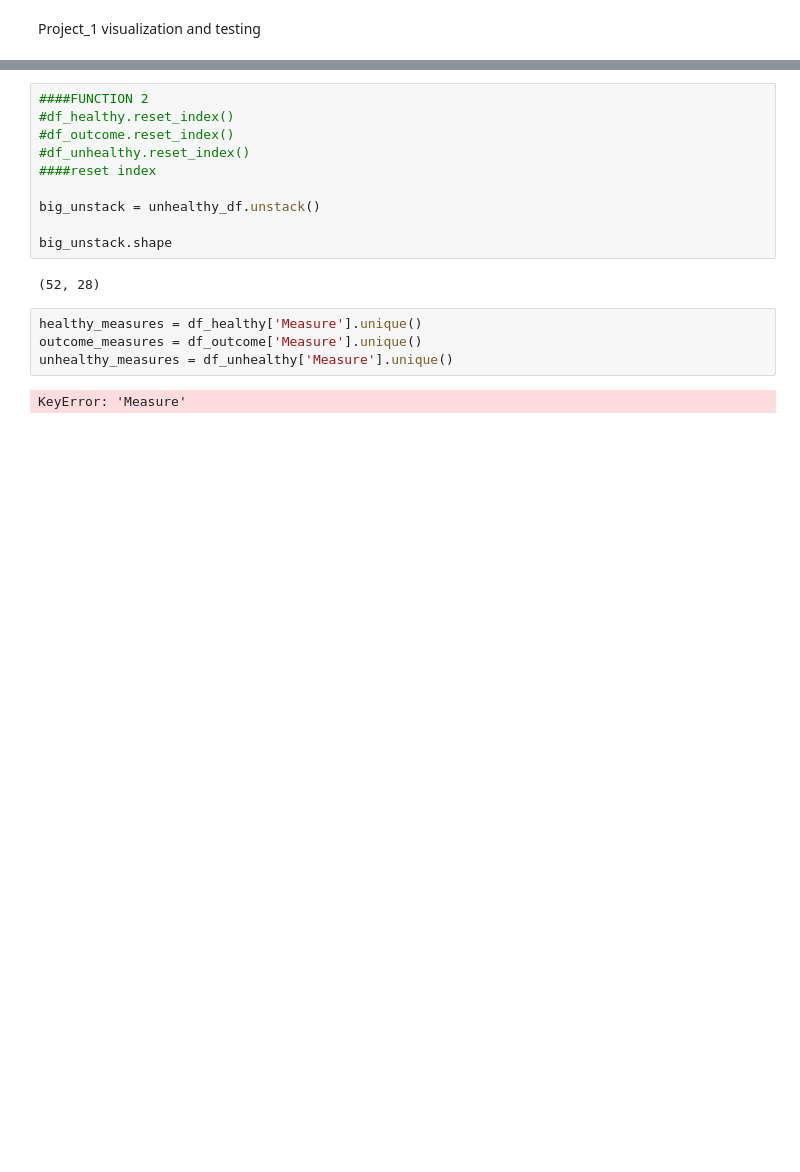
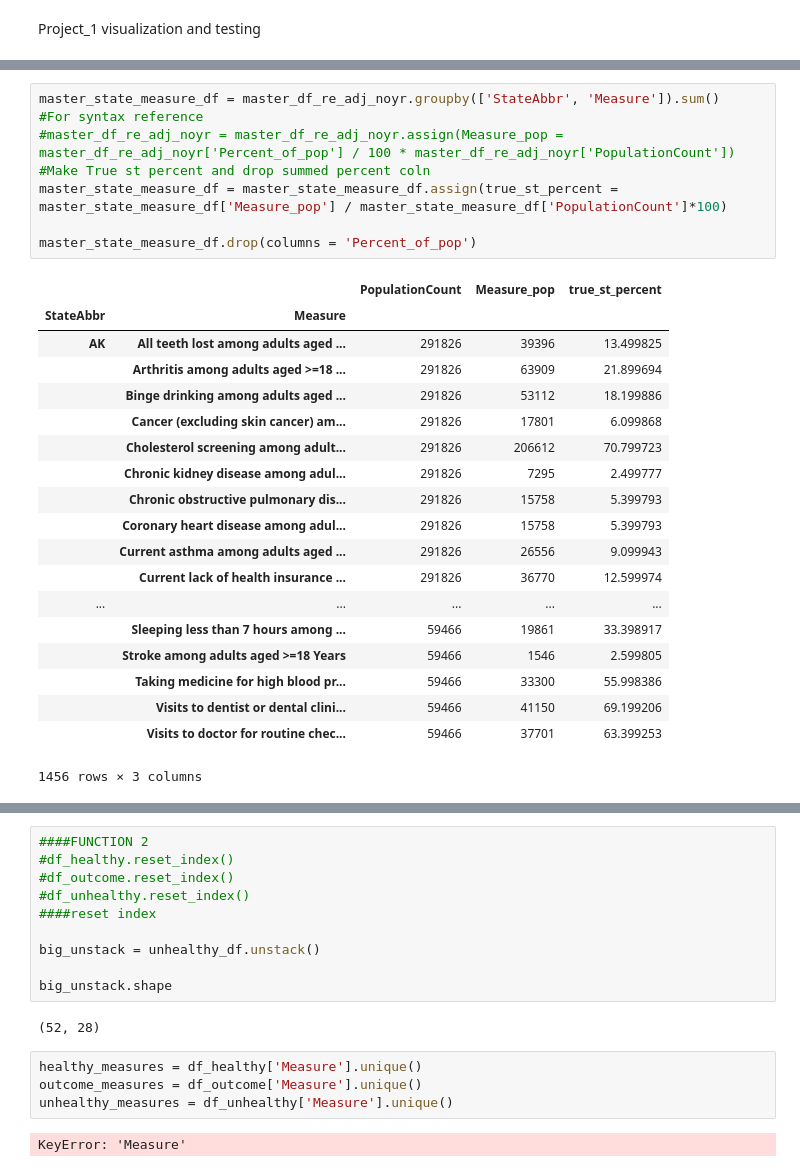
Before and after one commit to mjc4634/Project_1, a Jupyter notebook: project_1_doug_test(2 trying funtions)/Proj_1_test_zone.ipynb, the cells around one changed output, grey strips where cells are left out. Drawn from its saved outputs; the diff is of its cells as text; blank space fills up the shorter version.

```diff
--- a/project_1_doug_test(2 trying funtions)/Proj_1_test_zone.ipynb
+++ b/project_1_doug_test(2 trying funtions)/Proj_1_test_zone.ipynb
@@ -64,3 +82,31 @@ display(
+# %%
+master_state_measure_df = master_df_re_adj_noyr.groupby(['StateAbbr', 'Measure']).sum()
+#For syntax reference
+#master_df_re_adj_noyr = master_df_re_adj_noyr.assign(Measure_pop = master_df_re_adj_noyr['Percent_of_pop'] / 100 * master_df_re_adj_noyr['PopulationCount'])
+#Make True st percent and drop summed percent coln
+master_state_measure_df = master_state_measure_df.assign(true_st_percent = master_state_measure_df['Measure_pop'] / master_state_measure_df['PopulationCount']*100)
+
+master_state_measure_df.drop(columns = 'Percent_of_pop')
+# %% [output]
+|  |  | PopulationCount | Measure_pop | true_st_percent |
+| StateAbbr | Measure |  |  |  |
+| AK | All teeth lost among adults aged ... | 291826 | 39396 | 13.499825 |
+|  | Arthritis among adults aged >=18 ... | 291826 | 63909 | 21.899694 |
+|  | Binge drinking among adults aged ... | 291826 | 53112 | 18.199886 |
+|  | Cancer (excluding skin cancer) am... | 291826 | 17801 | 6.099868 |
+|  | Cholesterol screening among adult... | 291826 | 206612 | 70.799723 |
+|  | Chronic kidney disease among adul... | 291826 | 7295 | 2.499777 |
+|  | Chronic obstructive pulmonary dis... | 291826 | 15758 | 5.399793 |
+|  | Coronary heart disease among adul... | 291826 | 15758 | 5.399793 |
+|  | Current asthma among adults aged ... | 291826 | 26556 | 9.099943 |
+|  | Current lack of health insurance ... | 291826 | 36770 | 12.599974 |
+| ... | ... | ... | ... | ... |
+|  | Sleeping less than 7 hours among ... | 59466 | 19861 | 33.398917 |
+|  | Stroke among adults aged >=18 Years | 59466 | 1546 | 2.599805 |
+|  | Taking medicine for high blood pr... | 59466 | 33300 | 55.998386 |
+|  | Visits to dentist or dental clini... | 59466 | 41150 | 69.199206 |
+|  | Visits to doctor for routine chec... | 59466 | 37701 | 63.399253 |
+1456 rows × 3 columns
 # %%
 ###Function_Time###only_billys = df.loc[df["first_name"] == "Billy", :]
 #categoryid_list = master_df_re_adj_noyr['CategoryID'].unique()
```
Also changed, not shown: parts of 5 cells of this notebook.
